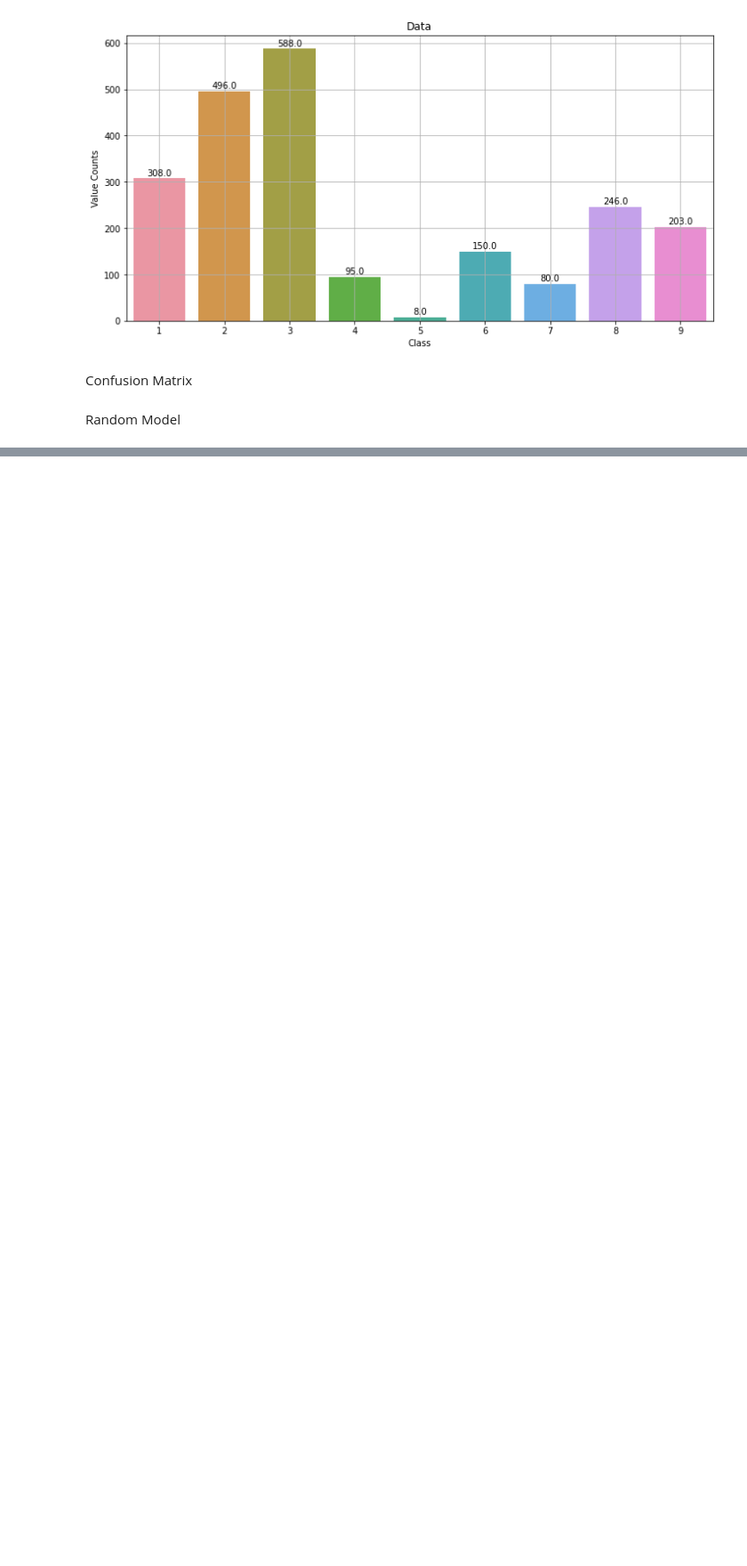
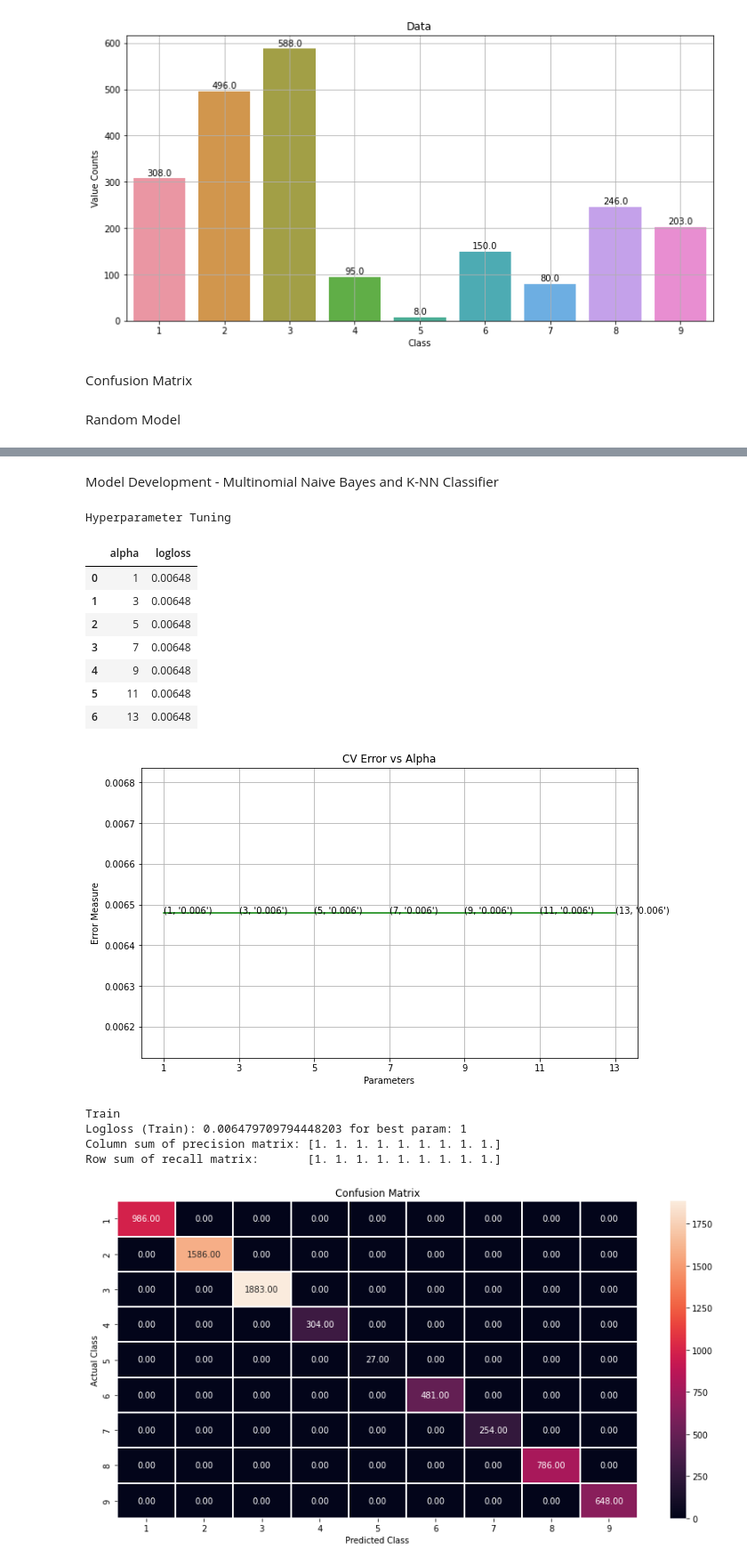
Before and after one commit to mohd-saifuddin/Applied-Roots, a Jupyter notebook: Applied-AI-Course/Modules/M06-ML-Case-Studies/06-Microsoft-Malware-Detection/Microsoft-Malware-Detection-Practice.ipynb, the cells around one changed output, grey strips where cells are left out. Shown at 89% size. Saved outputs shown, nothing was run; the diff lists cells and outputs as text; code cells hidden in the pictures; blank space fills up the shorter version.

```diff
--- a/Applied-AI-Course/Modules/M06-ML-Case-Studies/06-Microsoft-Malware-Detection/Microsoft-Malware-Detection-Practice.ipynb
+++ b/Applied-AI-Course/Modules/M06-ML-Case-Studies/06-Microsoft-Malware-Detection/Microsoft-Malware-Detection-Practice.ipynb
@@ -635,0 +637,2 @@ weighted avg       0.17      0.10      0.12      2174
+# %% [markdown]
+Model Development - Multinomial Naive Bayes and K-NN Classifier
@@ -635,0 +727,28 @@ weighted avg       0.17      0.10      0.12      2174
+# %%
+neighbor_params = [x for x in range(1, 15, 2)]
+
+knn_clf, knn_sig_clf, knn_best_param = build_classifier_model(X_train=X_train,
+                                                              X_cv=X_cv,
+                                                              X_test=X_test,
+                                                              y_train=y_train,
+                                                              y_cv=y_cv,
+                                                              y_test=y_test,
+                                                              model_type='knn',
+                                                              hparams=neighbor_params,
+                                                              logify=False)
+# %% [output]
+Hyperparameter Tuning
+|  | alpha | logloss |
+| 0 | 1 | 0.00648 |
+| 1 | 3 | 0.00648 |
+| 2 | 5 | 0.00648 |
+| 3 | 7 | 0.00648 |
+| 4 | 9 | 0.00648 |
+| 5 | 11 | 0.00648 |
+| 6 | 13 | 0.00648 |
+[figure, added]
+Train
+Logloss (Train): 0.006479709794448203 for best param: 1
+Column sum of precision matrix: [1. 1. 1. 1. 1. 1. 1. 1. 1.]
+Row sum of recall matrix:       [1. 1. 1. 1. 1. 1. 1. 1. 1.]
+[figure, added]
```
Also changed, not shown: parts of 18 cells of this notebook.
